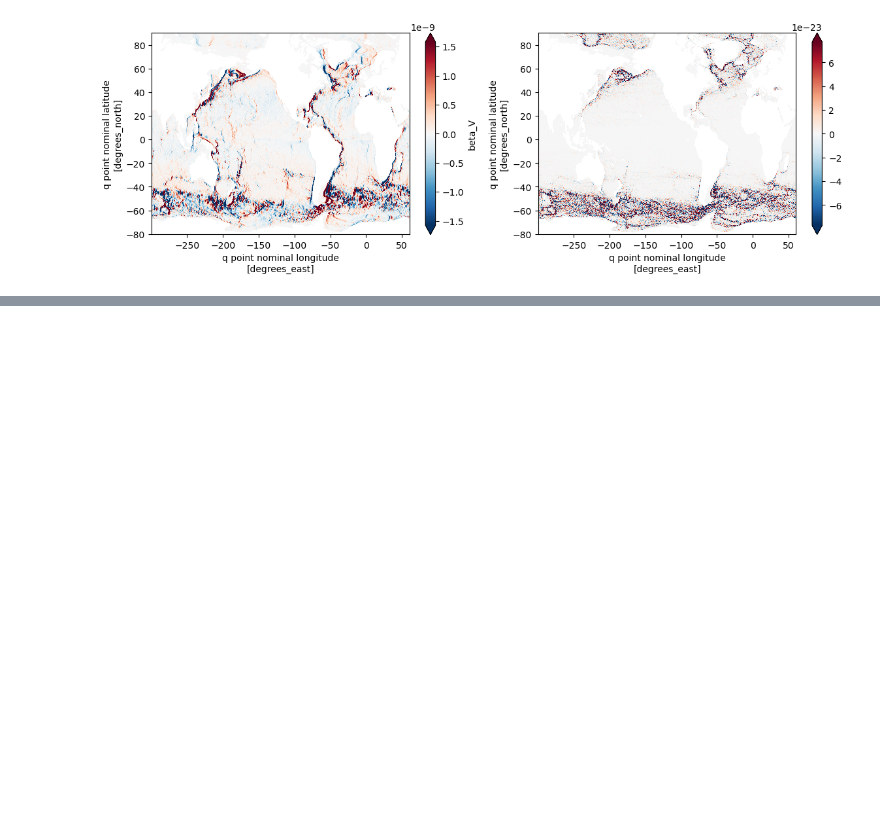
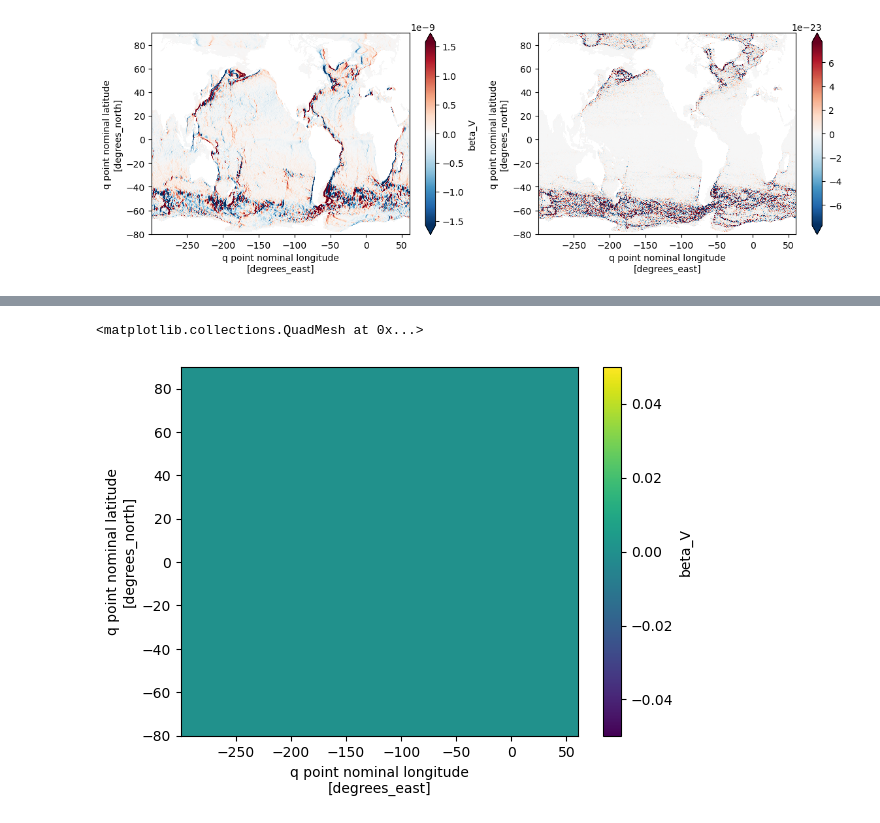
Before and after one commit to hmkhatri/Barotropic_Vorticity_Analysis_GCM, a Jupyter notebook: Analysis/Vorticity-gcm-filters.ipynb, the cells around one changed output, grey strips where cells are left out. Saved outputs shown, nothing was run; the diff lists cells and outputs as text; code cells hidden in the pictures; blank space fills up the shorter version.

```diff
--- a/Analysis/Vorticity-gcm-filters.ipynb
+++ b/Analysis/Vorticity-gcm-filters.ipynb
@@ -105,0 +157,5 @@ tmp.plot(robust=True) # this is just noise
+# %%
+np.isnan(tmp['beta_V']).plot()
+# %% [output]
+<matplotlib.collections.QuadMesh at 0x...>
+[figure, added]
```
Also changed, not shown: parts of 5 cells of this notebook.
